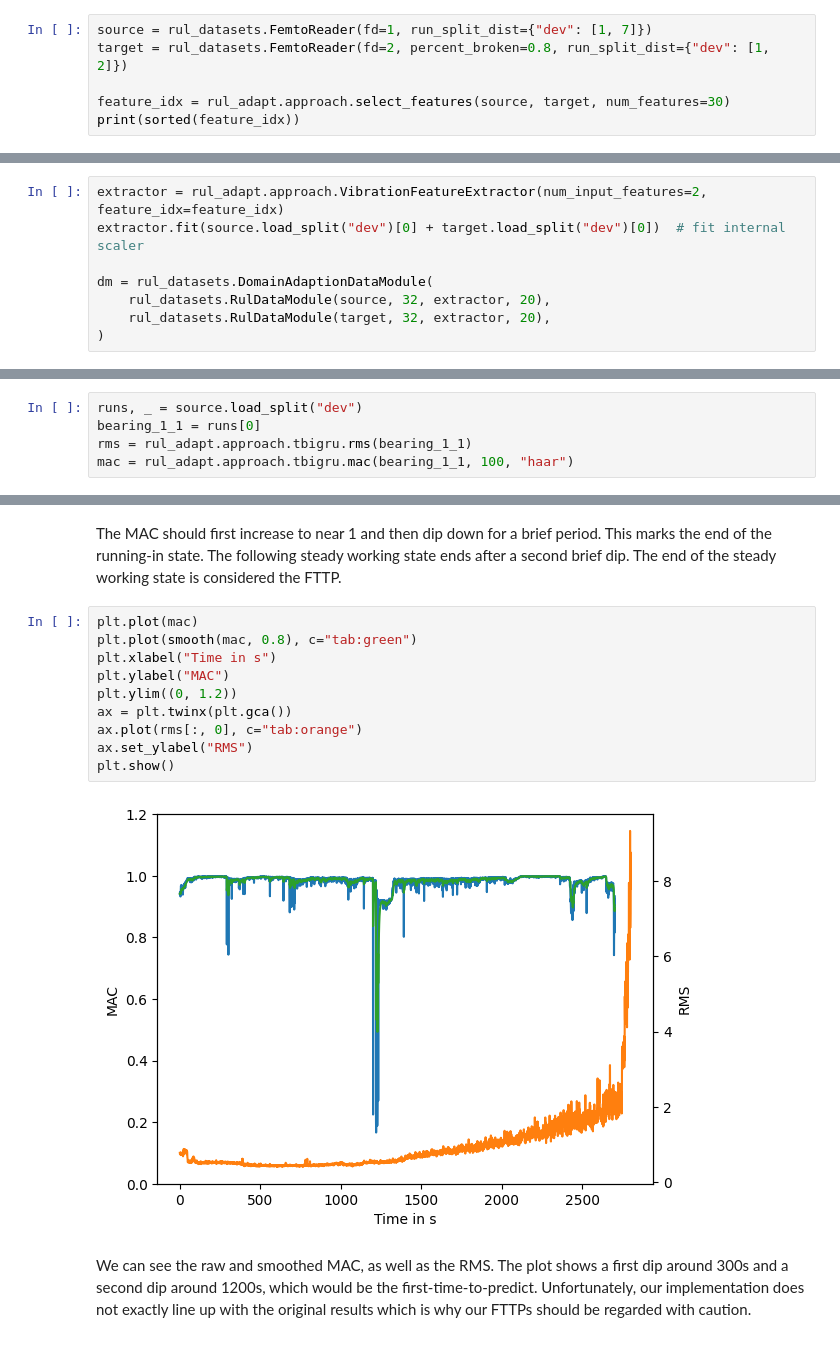
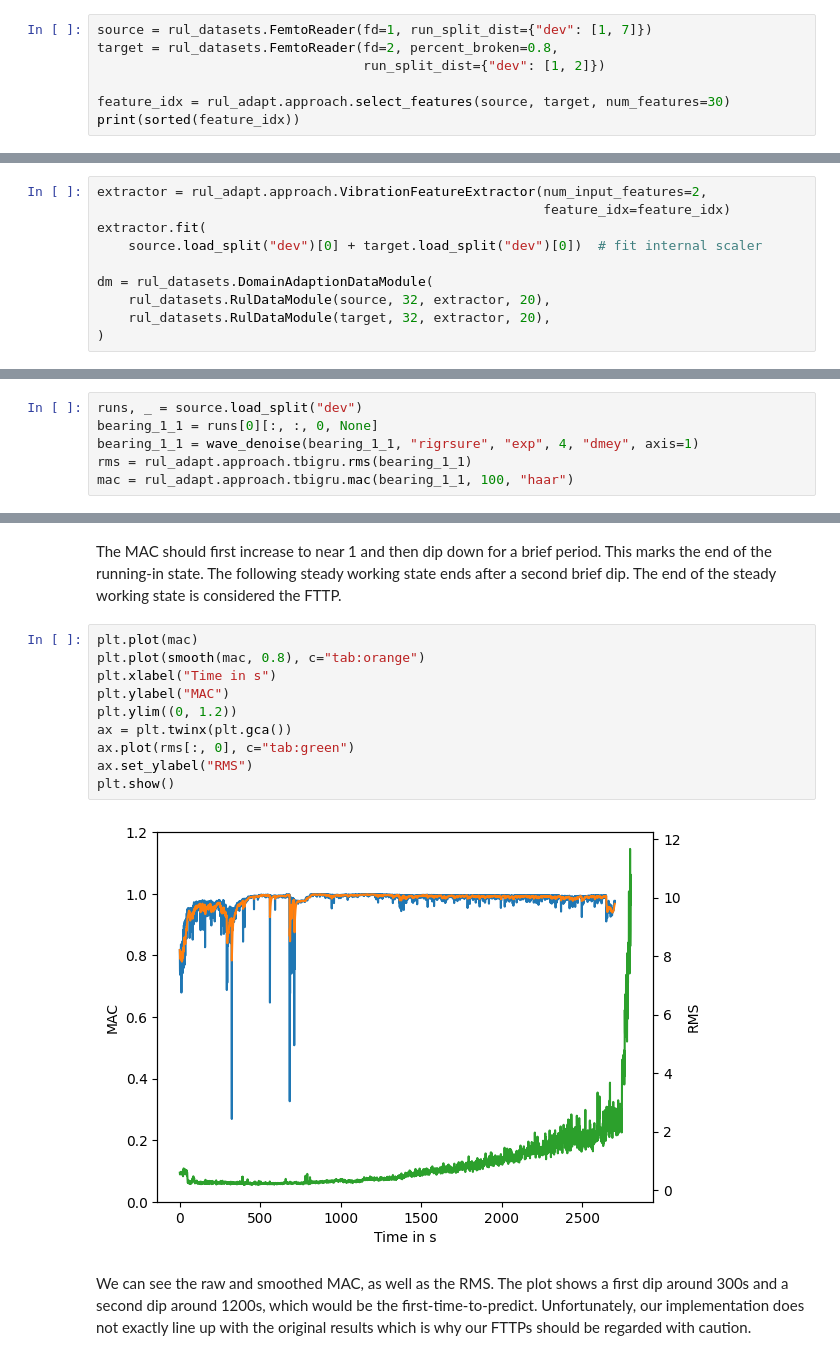
Before and after one commit to tilman151/rul-adapt, a Jupyter notebook: examples/tbigru.ipynb, the cells around one changed output, grey strips where cells are left out. Cells and saved outputs as stored; diff of their text form.

```diff
--- a/examples/tbigru.ipynb
+++ b/examples/tbigru.ipynb
@@ -22,7 +23,8 @@ For each input feature the function extracts 30 different features and returns t
 We select the appropriate runs as training splits and receive the 30 most transferable features out of 60.
 # %%
 source = rul_datasets.FemtoReader(fd=1, run_split_dist={"dev": [1, 7]})
-target = rul_datasets.FemtoReader(fd=2, percent_broken=0.8, run_split_dist={"dev": [1, 2]})
+target = rul_datasets.FemtoReader(fd=2, percent_broken=0.8,
+                                  run_split_dist={"dev": [1, 2]})
 
 feature_idx = rul_adapt.approach.select_features(source, target, num_features=30)
 print(sorted(feature_idx))
@@ -31,8 +33,10 @@ print(sorted(feature_idx))
 # %% [markdown]
 These feature indices can be used for constructing a domain adaption data module with transferable features.
 # %%
-extractor = rul_adapt.approach.VibrationFeatureExtractor(num_input_features=2, feature_idx=feature_idx)
-extractor.fit(source.load_split("dev")[0] + target.load_split("dev")[0])  # fit internal scaler
+extractor = rul_adapt.approach.VibrationFeatureExtractor(num_input_features=2,
+                                                         feature_idx=feature_idx)
+extractor.fit(
+    source.load_split("dev")[0] + target.load_split("dev")[0])  # fit internal scaler
 
 dm = rul_datasets.DomainAdaptionDataModule(
     rul_datasets.RulDataModule(source, 32, extractor, 20),
@@ -47,6 +173,7 @@ We demonstrate this process on Bearing_1_1.
 # %%
 runs, _ = source.load_split("dev")
-bearing_1_1 = runs[0]
+bearing_1_1 = runs[0][:, :, 0, None]
+bearing_1_1 = wave_denoise(bearing_1_1, "rigrsure", "exp", 4, "dmey", axis=1)
 rms = rul_adapt.approach.tbigru.rms(bearing_1_1)
 mac = rul_adapt.approach.tbigru.mac(bearing_1_1, 100, "haar")
 # %%
@@ -66,16 +193,16 @@ The following steady working state ends after a second brief dip.
 The end of the steady working state is considered the FTTP.
 # %%
 plt.plot(mac)
-plt.plot(smooth(mac, 0.8), c="tab:green")
+plt.plot(smooth(mac, 0.8), c="tab:orange")
 plt.xlabel("Time in s")
 plt.ylabel("MAC")
 plt.ylim((0, 1.2))
 ax = plt.twinx(plt.gca())
-ax.plot(rms[:, 0], c="tab:orange")
+ax.plot(rms[:, 0], c="tab:green")
 ax.set_ylabel("RMS")
 plt.show()
 # %% [output]
-[figure, old version]
+[figure, new version]
 # %% [markdown]
 We can see the raw and smoothed MAC, as well as the RMS.
 The plot shows a first dip around 300s and a second dip around 1200s, which would be the first-time-to-predict.
```
Also changed, not shown: parts of 5 cells of this notebook.
